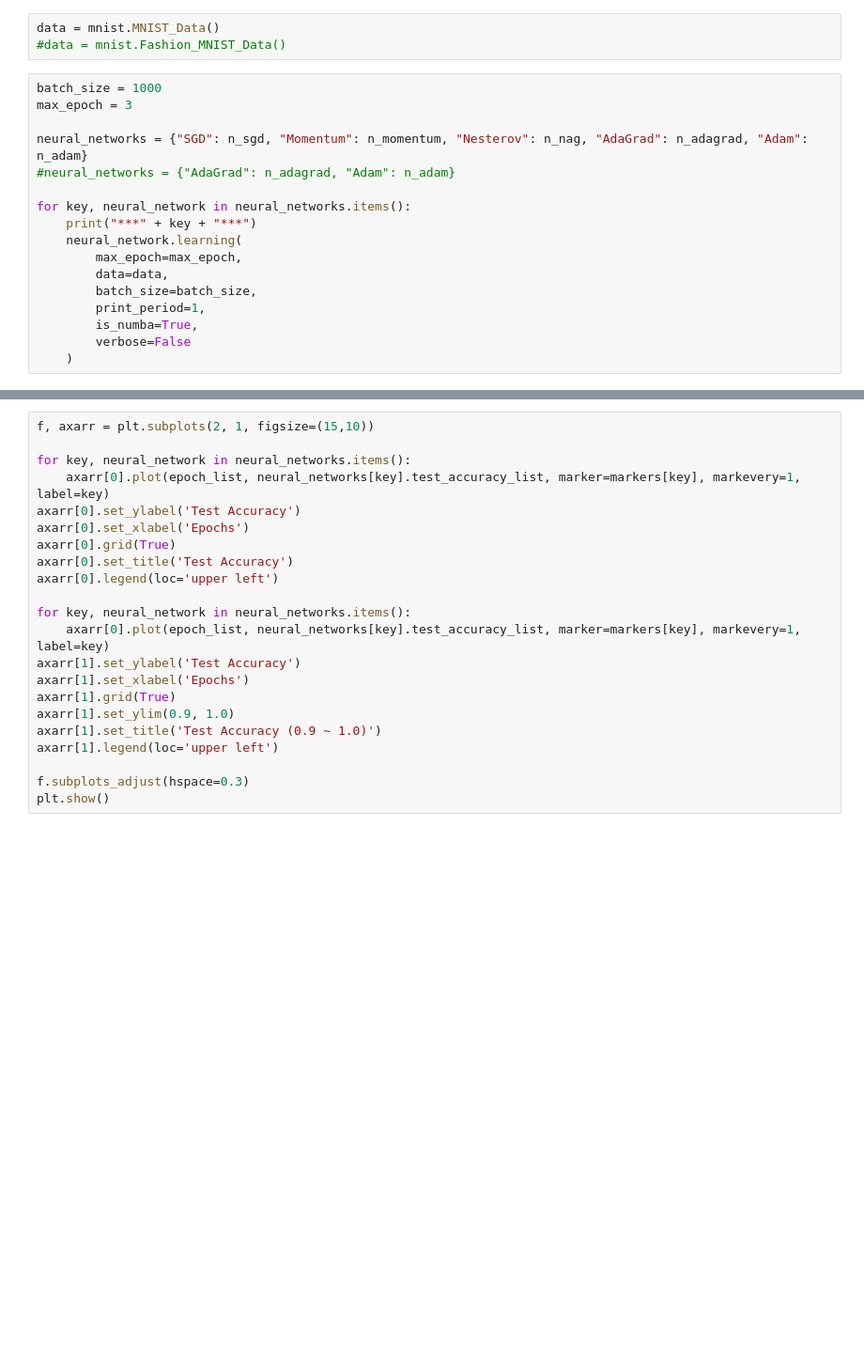
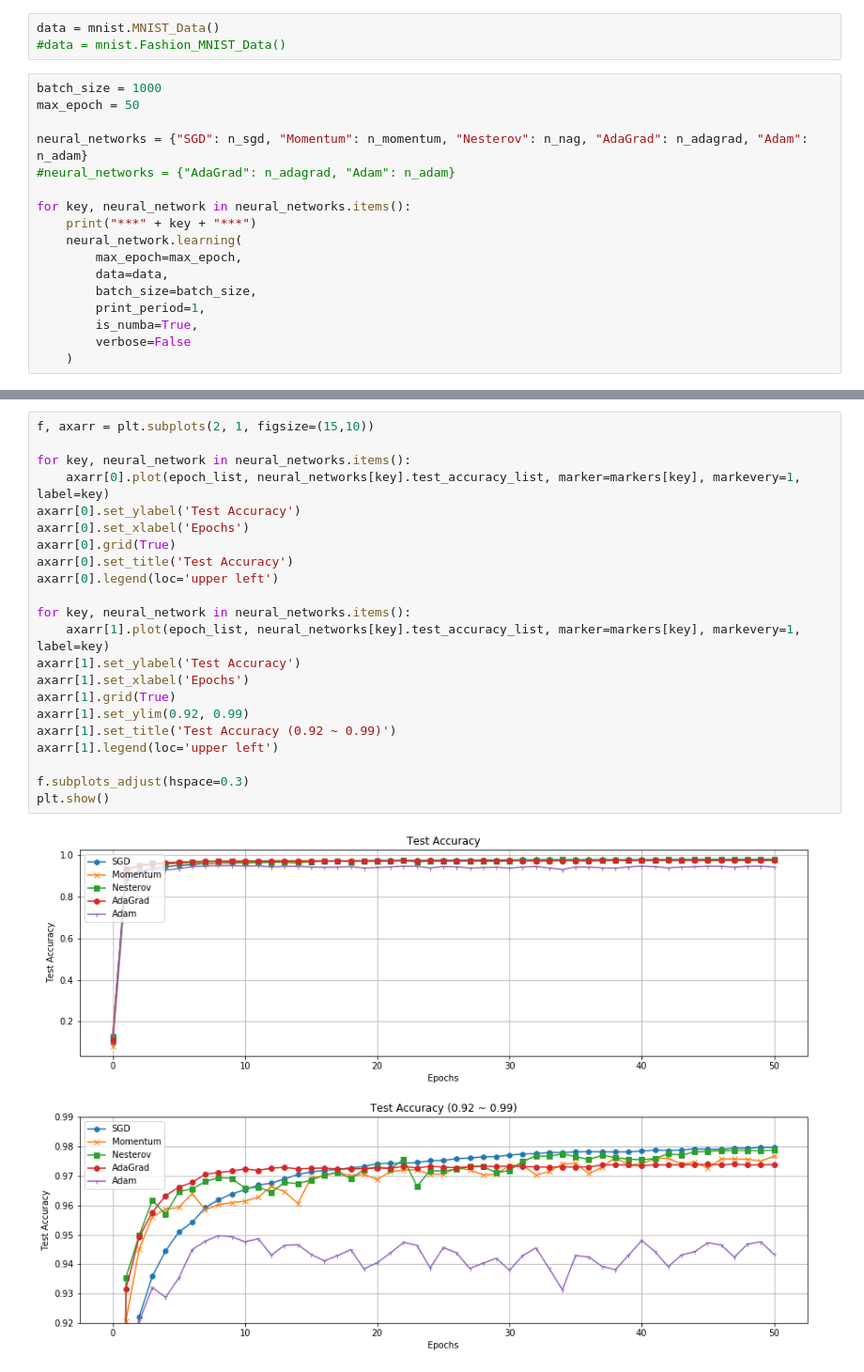
Before and after one commit to linklab/aiclass, a Jupyter notebook: 0.Professor/tensorflux/main/jupyter_notebook/multi_layer_optimizers_test.ipynb, the cells around one changed output, grey strips where cells are left out. Shown: that part at 94% size. Drawn from its saved outputs; the diff is of its cells as text; blank space fills up the shorter version.

```diff
--- a/0.Professor/tensorflux/main/jupyter_notebook/multi_layer_optimizers_test.ipynb
+++ b/0.Professor/tensorflux/main/jupyter_notebook/multi_layer_optimizers_test.ipynb
@@ -107,7 +107,7 @@ data = mnist.MNIST_Data()
 #data = mnist.Fashion_MNIST_Data()
 # %%
 batch_size = 1000
-max_epoch = 3
+max_epoch = 50
 
 neural_networks = {"SGD": n_sgd, "Momentum": n_momentum, "Nesterov": n_nag, "AdaGrad": n_adagrad, "Adam": n_adam}
 #neural_networks = {"AdaGrad": n_adagrad, "Adam": n_adam}
@@ -185,22 +204,24 @@ plt.show()
 # %%
 f, axarr = plt.subplots(2, 1, figsize=(15,10))
 
 for key, neural_network in neural_networks.items():
     axarr[0].plot(epoch_list, neural_networks[key].test_accuracy_list, marker=markers[key], markevery=1, label=key)
 axarr[0].set_ylabel('Test Accuracy')
 axarr[0].set_xlabel('Epochs')
 axarr[0].grid(True)
 axarr[0].set_title('Test Accuracy')
 axarr[0].legend(loc='upper left')
 
 for key, neural_network in neural_networks.items():
-    axarr[0].plot(epoch_list, neural_networks[key].test_accuracy_list, marker=markers[key], markevery=1, label=key)
+    axarr[1].plot(epoch_list, neural_networks[key].test_accuracy_list, marker=markers[key], markevery=1, label=key)
 axarr[1].set_ylabel('Test Accuracy')
 axarr[1].set_xlabel('Epochs')
 axarr[1].grid(True)
-axarr[1].set_ylim(0.9, 1.0)
-axarr[1].set_title('Test Accuracy (0.9 ~ 1.0)')
+axarr[1].set_ylim(0.92, 0.99)
+axarr[1].set_title('Test Accuracy (0.92 ~ 0.99)')
 axarr[1].legend(loc='upper left')
 
 f.subplots_adjust(hspace=0.3)
 plt.show()
+# %% [output]
+[figure, added]
```
Also changed, not shown: parts of 4 cells of this notebook.
